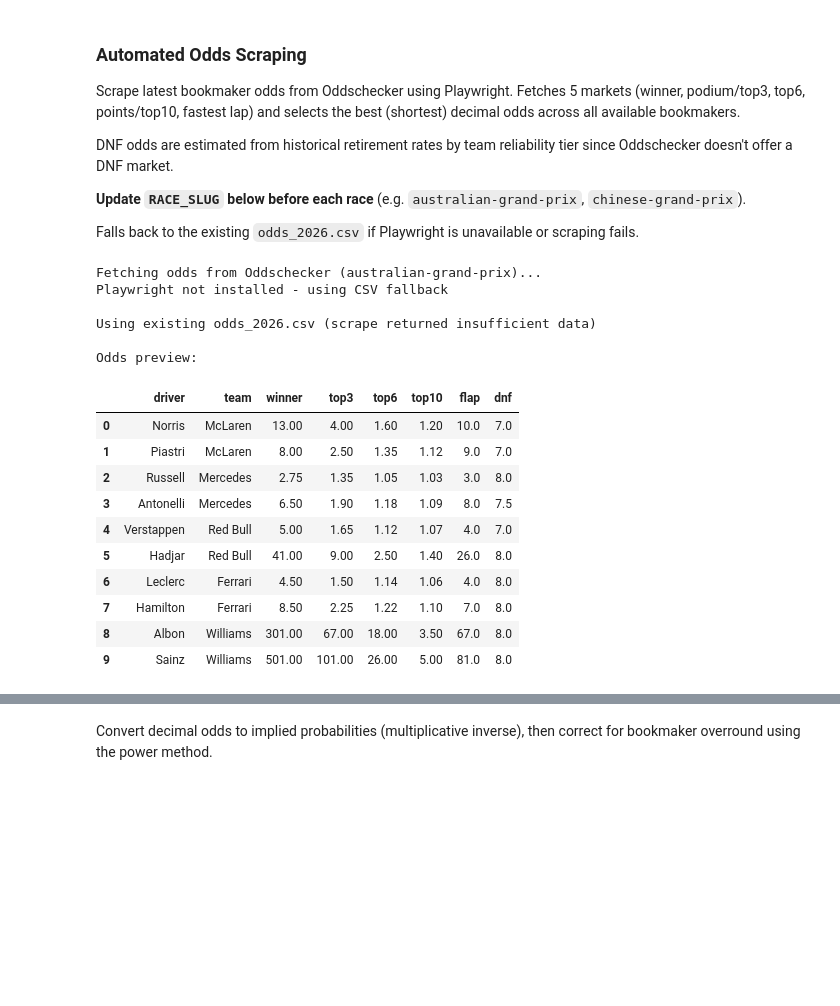
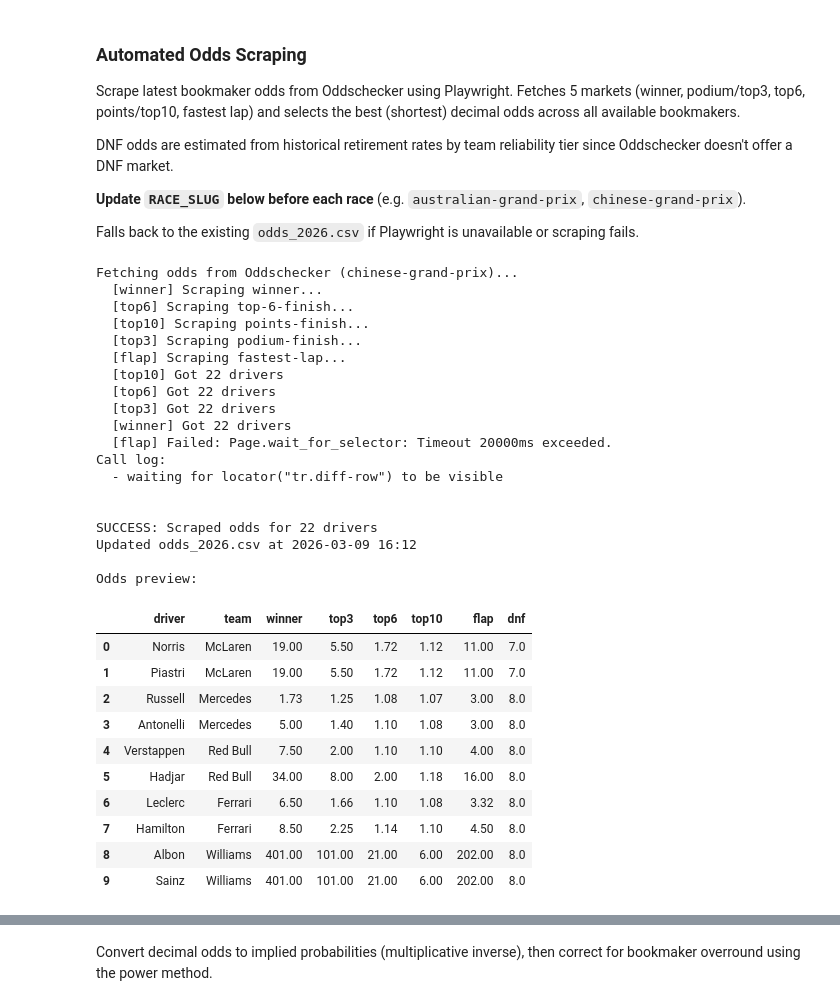
Before and after one commit to forest2087/f1_fantasy_model, a Jupyter notebook: f1-2026.ipynb, the cells around one changed output, grey strips where cells are left out. Cells and saved outputs as stored; diff of their text form; code cells hidden in the pictures; blank space fills up the shorter version.

```diff
--- a/f1-2026.ipynb
+++ b/f1-2026.ipynb
@@ -350,52 +351,65 @@ async def scrape_oddschecker_odds():
         t3 = odds.get('top3', max(w * 0.25, 1.5))
         t6 = odds.get('top6', max(w * 0.08, 1.2))
         t10 = odds.get('top10', max(w * 0.03, 1.05))
-        fl = odds.get('flap', max(w * 1.2, 3.0))
+        fl = odds.get('flap', max(t3 * 2.0, 3.0))  # fallback: flap correlates with podium pace more than winning
         rows.append({
             'driver': driver, 'team': team,
             'winner': w, 'top3': t3, 'top6': t6, 'top10': t10, 'flap': fl, 'dnf': dnf,
         })
 
     result = pd.DataFrame(rows)
     for col_high, col_low in [('winner','top3'), ('top3','top6'), ('top6','top10')]:
         mask = result[col_high] < result[col_low]
         if mask.any():
             result.loc[mask, col_low] = result.loc[mask, col_high]
     return result
 
 # --- Scrape or fallback ---
 import asyncio
 from datetime import datetime
 print(f'Fetching odds from Oddschecker ({RACE_SLUG})...')
 scraped_odds = await scrape_oddschecker_odds()
 
 if scraped_odds is not None and len(scraped_odds) >= 20:
     print(f'\nSUCCESS: Scraped odds for {len(scraped_odds)} drivers')
     scraped_odds.to_csv('odds_2026.csv', index=False)
     print(f'Updated odds_2026.csv at {datetime.now().strftime("%Y-%m-%d %H:%M")}')
 else:
     print('\nUsing existing odds_2026.csv (scrape returned insufficient data)')
 
 print('\nOdds preview:')
 pd.read_csv('odds_2026.csv').head(10)
 # %% [output]
-Fetching odds from Oddschecker (australian-grand-prix)...
-Playwright not installed - using CSV fallback
+Fetching odds from Oddschecker (chinese-grand-prix)...
+  [winner] Scraping winner...
+  [top6] Scraping top-6-finish...
+  [top10] Scraping points-finish...
+  [top3] Scraping podium-finish...
+  [flap] Scraping fastest-lap...
+  [top10] Got 22 drivers
+  [top6] Got 22 drivers
+  [top3] Got 22 drivers
+  [winner] Got 22 drivers
+  [flap] Failed: Page.wait_for_selector: Timeout 20000ms exceeded.
+Call log:
+  - waiting for locator("tr.diff-row") to be visible
 
-Using existing odds_2026.csv (scrape returned insufficient data)
+
+SUCCESS: Scraped odds for 22 drivers
+Updated odds_2026.csv at 2026-03-09 16:12
 
 Odds preview:
 |  | driver | team | winner | top3 | top6 | top10 | flap | dnf |
-| 0 | Norris | McLaren | 13.00 | 4.00 | 1.60 | 1.20 | 10.0 | 7.0 |
-| 1 | Piastri | McLaren | 8.00 | 2.50 | 1.35 | 1.12 | 9.0 | 7.0 |
-| 2 | Russell | Mercedes | 2.75 | 1.35 | 1.05 | 1.03 | 3.0 | 8.0 |
-| 3 | Antonelli | Mercedes | 6.50 | 1.90 | 1.18 | 1.09 | 8.0 | 7.5 |
-| 4 | Verstappen | Red Bull | 5.00 | 1.65 | 1.12 | 1.07 | 4.0 | 7.0 |
-| 5 | Hadjar | Red Bull | 41.00 | 9.00 | 2.50 | 1.40 | 26.0 | 8.0 |
-| 6 | Leclerc | Ferrari | 4.50 | 1.50 | 1.14 | 1.06 | 4.0 | 8.0 |
-| 7 | Hamilton | Ferrari | 8.50 | 2.25 | 1.22 | 1.10 | 7.0 | 8.0 |
-| 8 | Albon | Williams | 301.00 | 67.00 | 18.00 | 3.50 | 67.0 | 8.0 |
-| 9 | Sainz | Williams | 501.00 | 101.00 | 26.00 | 5.00 | 81.0 | 8.0 |
+| 0 | Norris | McLaren | 19.00 | 5.50 | 1.72 | 1.12 | 11.00 | 7.0 |
+| 1 | Piastri | McLaren | 19.00 | 5.50 | 1.72 | 1.12 | 11.00 | 7.0 |
+| 2 | Russell | Mercedes | 1.73 | 1.25 | 1.08 | 1.07 | 3.00 | 8.0 |
+| 3 | Antonelli | Mercedes | 5.00 | 1.40 | 1.10 | 1.08 | 3.00 | 8.0 |
+| 4 | Verstappen | Red Bull | 7.50 | 2.00 | 1.10 | 1.10 | 4.00 | 8.0 |
+| 5 | Hadjar | Red Bull | 34.00 | 8.00 | 2.00 | 1.18 | 16.00 | 8.0 |
+| 6 | Leclerc | Ferrari | 6.50 | 1.66 | 1.10 | 1.08 | 3.32 | 8.0 |
+| 7 | Hamilton | Ferrari | 8.50 | 2.25 | 1.14 | 1.10 | 4.50 | 8.0 |
+| 8 | Albon | Williams | 401.00 | 101.00 | 21.00 | 6.00 | 202.00 | 8.0 |
+| 9 | Sainz | Williams | 401.00 | 101.00 | 21.00 | 6.00 | 202.00 | 8.0 |
 # %%
 # Load odds data - update odds_2026.csv before each race with latest bookmaker odds
 # Format: driver,team,winner,top3,top6,top10,flap,dnf
```
Also changed, not shown: parts of 27 cells of this notebook, 13 other files.
